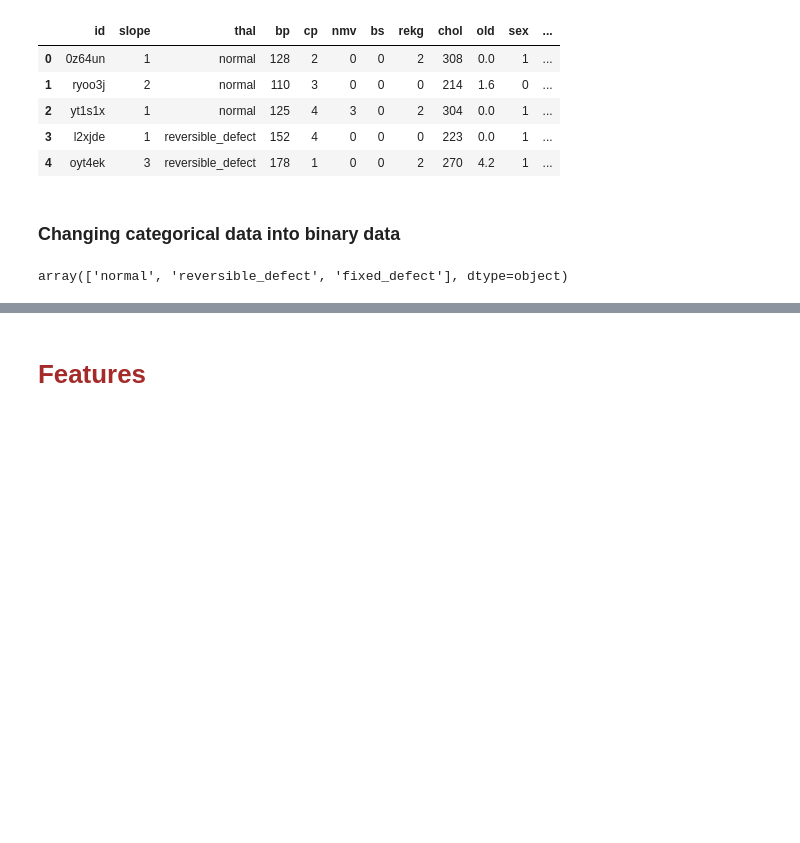
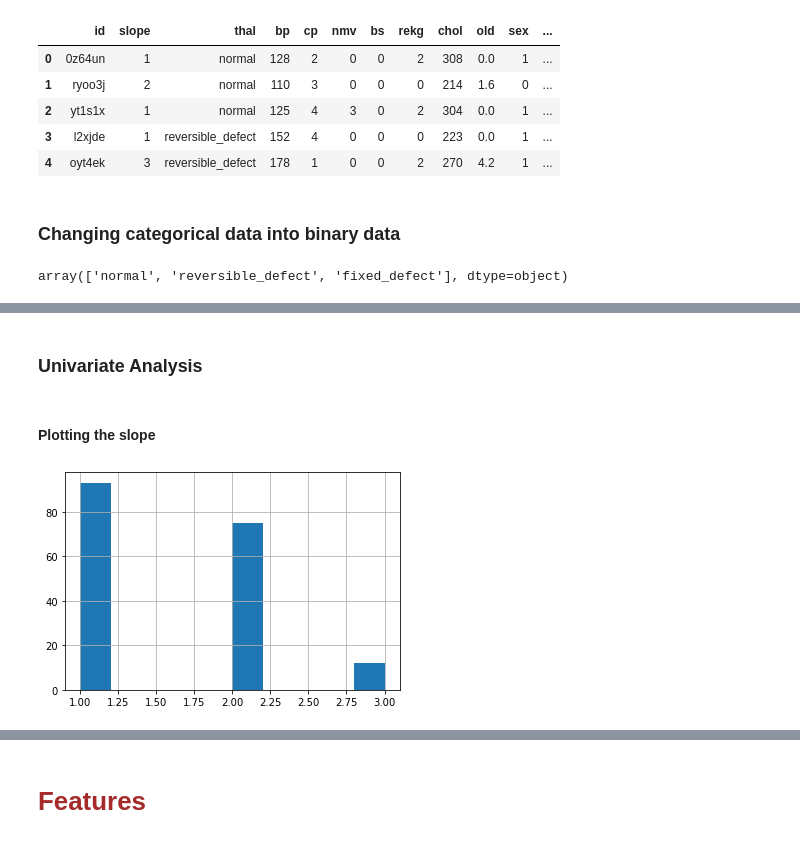
Before and after one commit to Radbanks/Heart-Disease-Prediction, a Jupyter notebook: Heart Disease Prediction.ipynb, the cells around one changed output, grey strips where cells are left out. Cells and saved outputs as stored; diff of their text form; code cells hidden in the pictures; blank space fills up the shorter version.

```diff
--- a/Heart Disease Prediction.ipynb
+++ b/Heart Disease Prediction.ipynb
@@ -159,0 +203,9 @@ df
+# %% [markdown]
+### Univariate Analysis
+# %% [markdown]
+#### Plotting the slope
+# %%
+df.slope.hist()
+plt.show()
+# %% [output]
+[figure, added]
```
Also changed, not shown: parts of 28 cells of this notebook.
